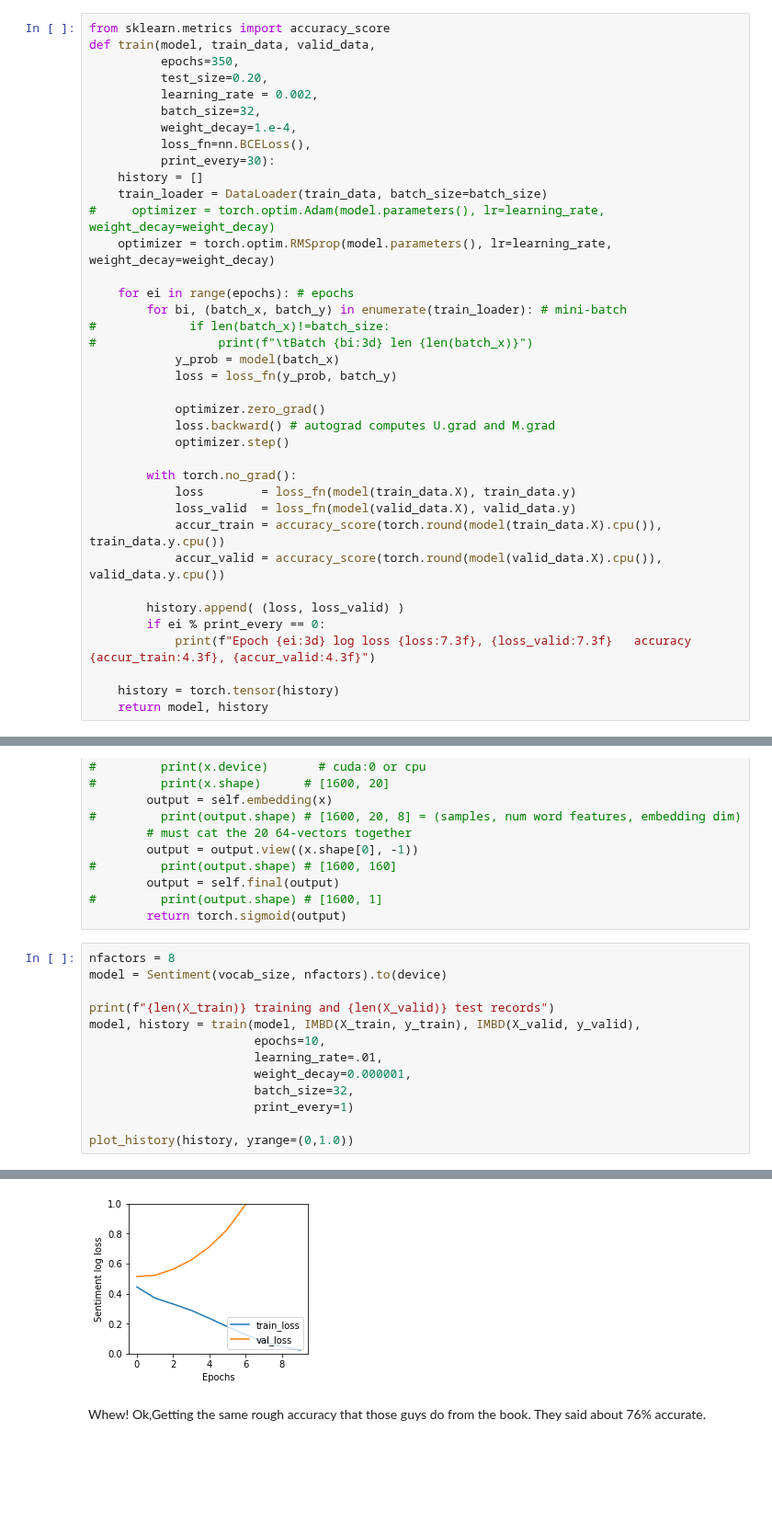
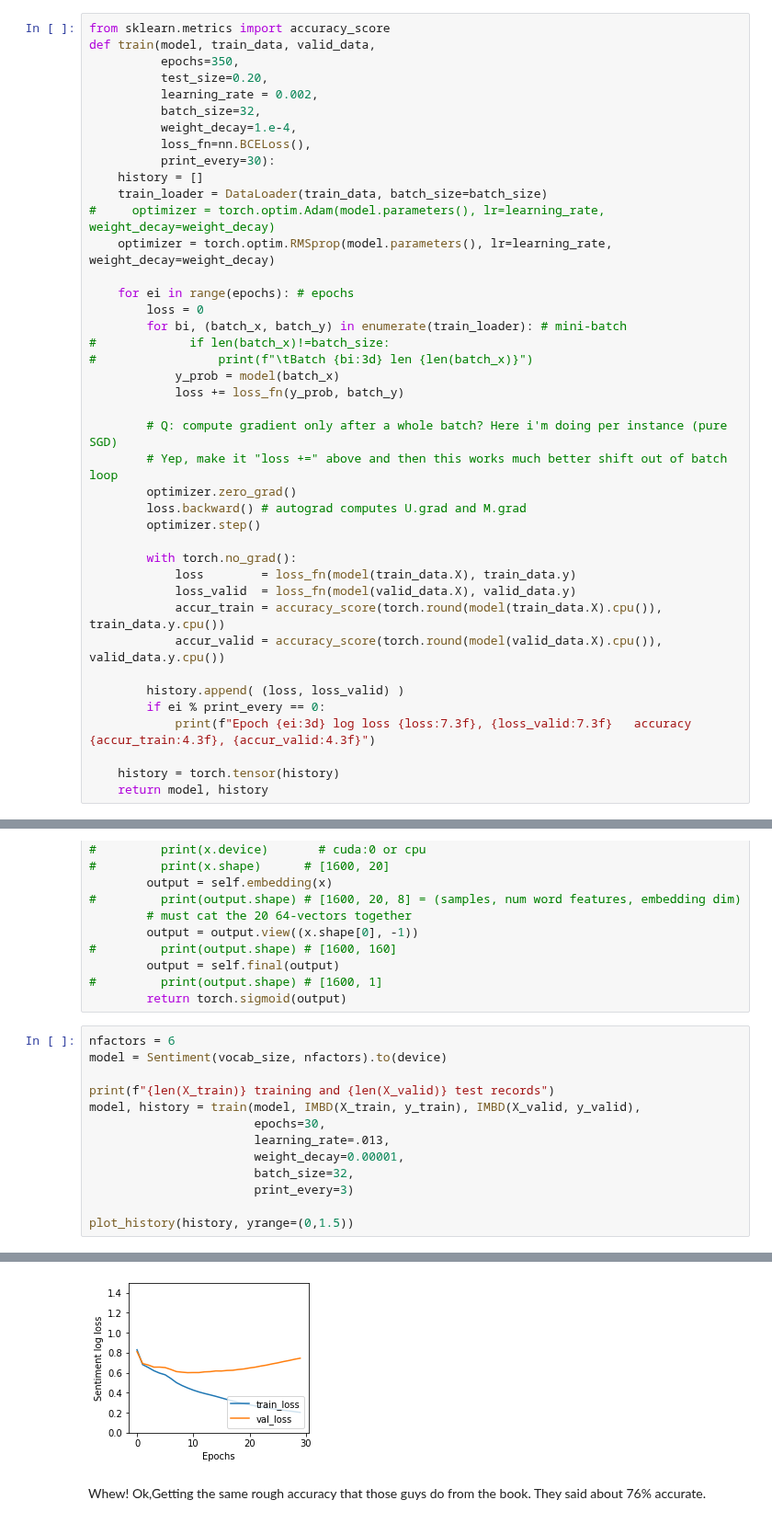
Before and after one commit to parrt/playdl, a Jupyter notebook: notebooks/imdb-pytorch-keras-data.ipynb, the cells around one changed output, grey strips where cells are left out. Shown at 92% size. Cells and saved outputs as stored; diff of their text form; blank space fills up the shorter version.

```diff
--- a/notebooks/imdb-pytorch-keras-data.ipynb
+++ b/notebooks/imdb-pytorch-keras-data.ipynb
@@ -81,15 +86,18 @@ def train(model, train_data, valid_data,
     optimizer = torch.optim.RMSprop(model.parameters(), lr=learning_rate, weight_decay=weight_decay)
 
     for ei in range(epochs): # epochs
+        loss = 0
         for bi, (batch_x, batch_y) in enumerate(train_loader): # mini-batch
 #             if len(batch_x)!=batch_size:
 #                 print(f"\tBatch {bi:3d} len {len(batch_x)}")
             y_prob = model(batch_x)
-            loss = loss_fn(y_prob, batch_y)
+            loss += loss_fn(y_prob, batch_y)
 
-            optimizer.zero_grad()
-            loss.backward() # autograd computes U.grad and M.grad
-            optimizer.step()
+        # Q: compute gradient only after a whole batch? Here i'm doing per instance (pure SGD)
+        # Yep, make it "loss +=" above and then this works much better shift out of batch loop
+        optimizer.zero_grad()
+        loss.backward() # autograd computes U.grad and M.grad
+        optimizer.step()
 
         with torch.no_grad():
             loss        = loss_fn(model(train_data.X), train_data.y)
@@ -122,17 +130,17 @@ class Sentiment(nn.Module):
 #         print(output.shape) # [1600, 1]
         return torch.sigmoid(output)
 # %%
-nfactors = 8
+nfactors = 6
 model = Sentiment(vocab_size, nfactors).to(device)
 
 print(f"{len(X_train)} training and {len(X_valid)} test records")
 model, history = train(model, IMBD(X_train, y_train), IMBD(X_valid, y_valid),
-                       epochs=10,
-                       learning_rate=.01,
-                       weight_decay=0.000001,
+                       epochs=30,
+                       learning_rate=.013,
+                       weight_decay=0.00001,
                        batch_size=32,
-                       print_every=1)
+                       print_every=3)
 
-plot_history(history, yrange=(0,1.0))
+plot_history(history, yrange=(0,1.5))
 # %% [output]
 20000 training and 5000 test records
@@ -149,4 +157,4 @@ Epoch   9 log loss   0.024,   1.727   accuracy 0.994, 0.701
-[figure, old version]
+[figure, new version]
 # %% [markdown]
 Whew! Ok,Getting the same rough accuracy that those guys do from the book. They said about 76% accurate.
 # %% [markdown]
```
Also changed, not shown: parts of 3 cells of this notebook, 1 other file.
